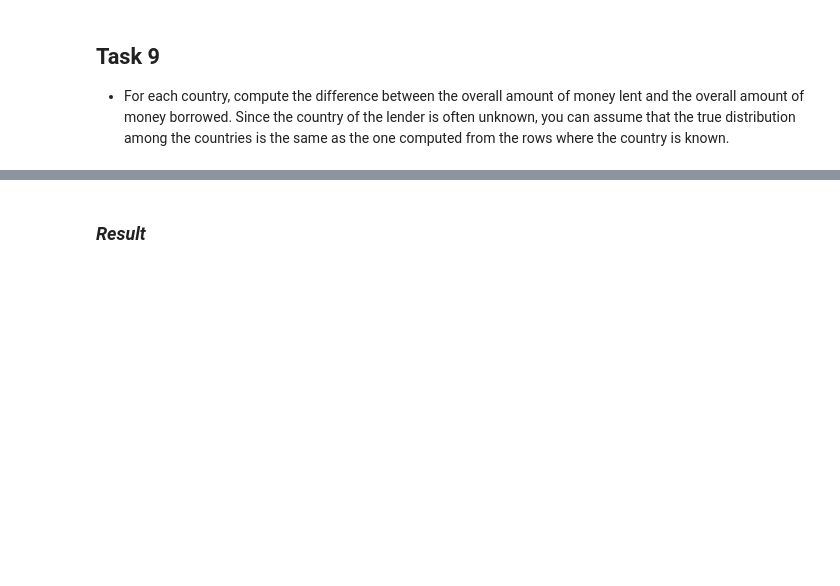
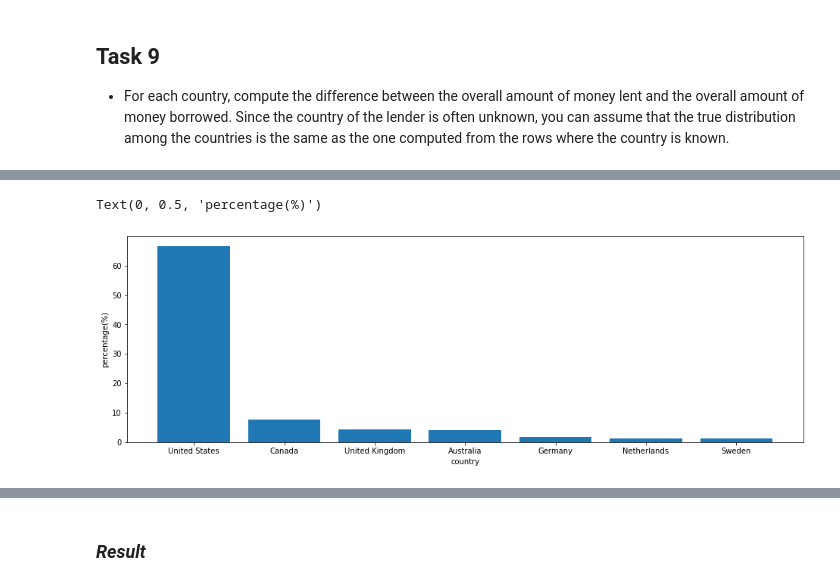
Before and after one commit to gaveter/Project_cs, a Jupyter notebook: Project.ipynb, the cells around one changed output, grey strips where cells are left out. Saved outputs shown, nothing was run; the diff lists cells and outputs as text; code cells hidden in the pictures; blank space fills up the shorter version.

```diff
--- a/Project.ipynb
+++ b/Project.ipynb
@@ -982,0 +936,9 @@ lenders_country = pd.concat([lenders_country_distTrovare,lenders_country_distTro
+# %%
+dist_focus = lenders_country_dist[lenders_country_dist['distribution_100']>1]
+fig = plt.figure(figsize=(16,5))
+plt.bar(dist_focus['country_name'],dist_focus['distribution_100'])
+plt.xlabel('country')
+plt.ylabel('percentage(%)')
+# %% [output]
+Text(0, 0.5, 'percentage(%)')
+[figure, added]
```
Also changed, not shown: parts of 72 cells of this notebook.
